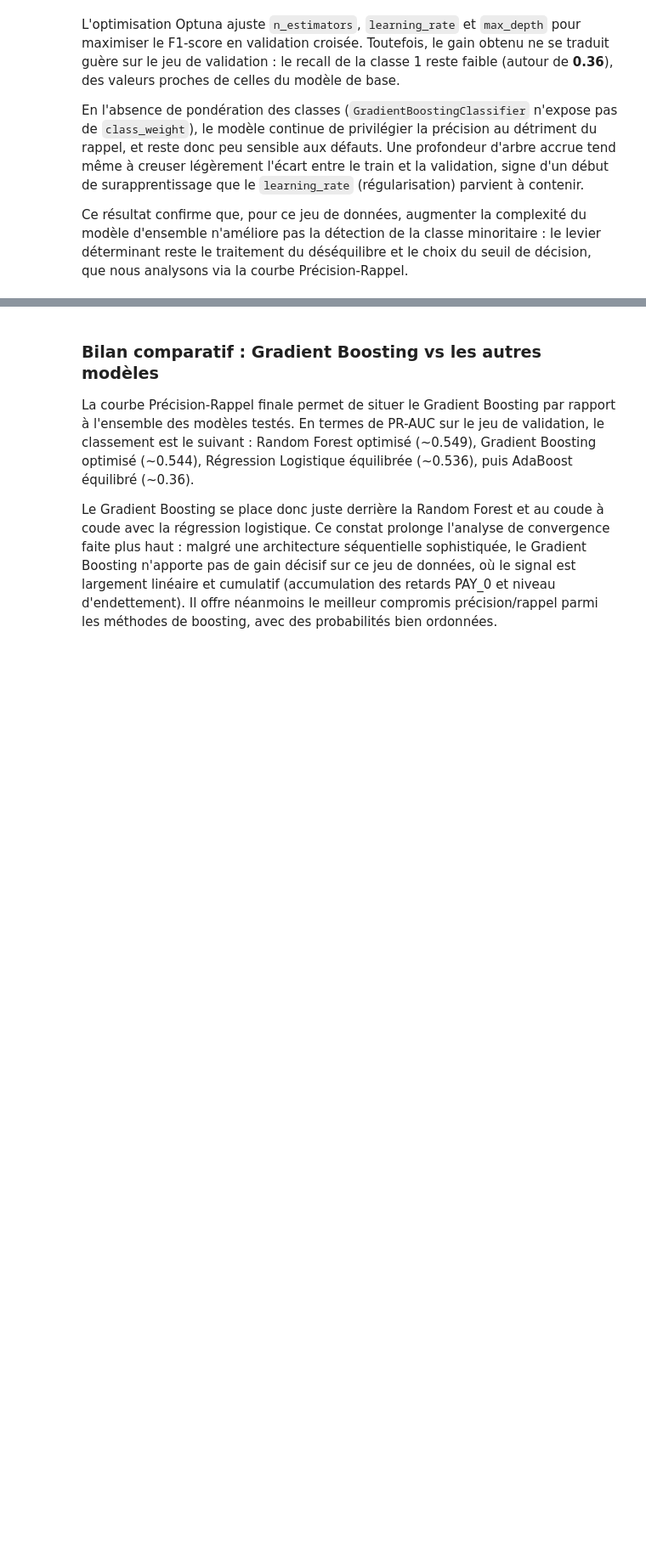
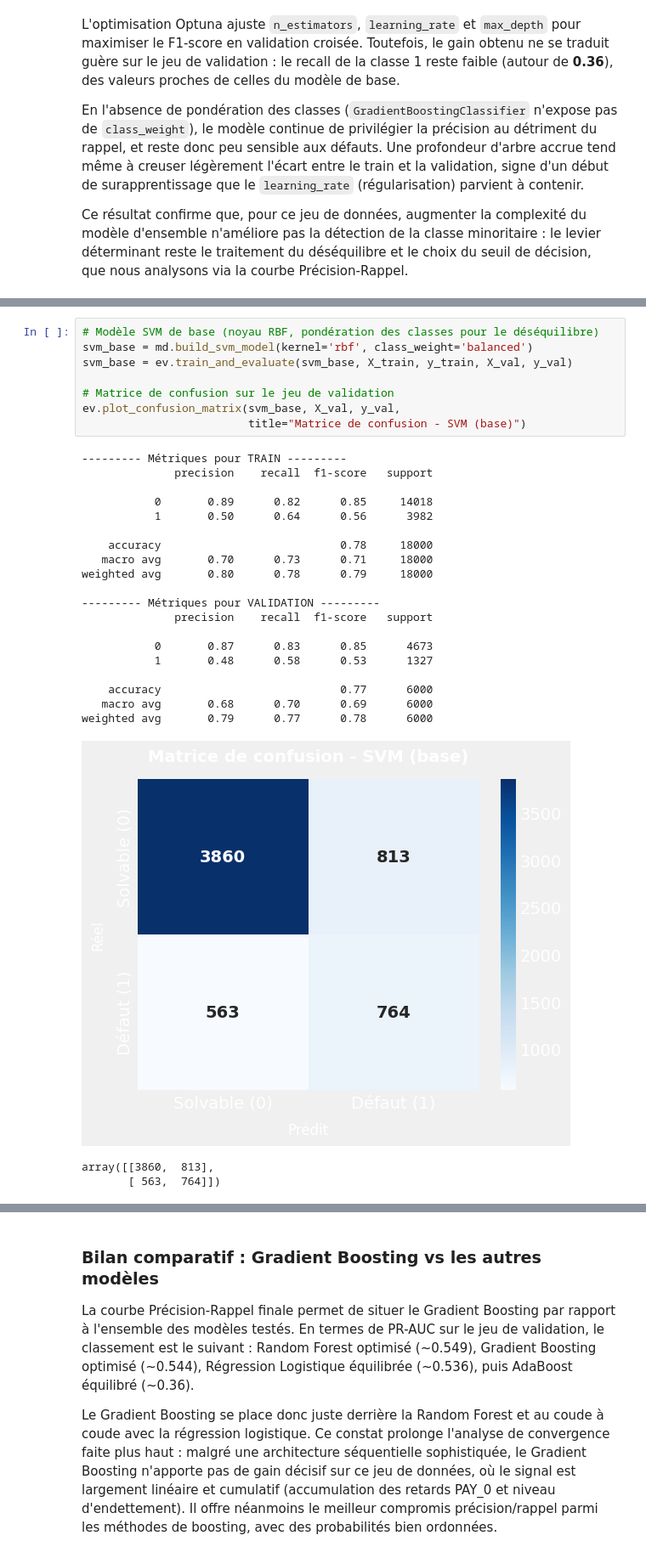
Before and after one commit to NdeyeAminataAida/Projet-AI28, a Jupyter notebook: notebook/project_credit_default.ipynb, the cells around one changed output, grey strips where cells are left out. Shown at 85% size. Drawn from its saved outputs; the diff is of its cells as text; blank space fills up the shorter version.

```diff
--- a/notebook/project_credit_default.ipynb
+++ b/notebook/project_credit_default.ipynb
@@ -550,0 +1037,31 @@ ev.plot_models_pr_curves(dict_modeles, X_val, y_val)
+# %%
+# Modèle SVM de base (noyau RBF, pondération des classes pour le déséquilibre)
+svm_base = md.build_svm_model(kernel='rbf', class_weight='balanced')
+svm_base = ev.train_and_evaluate(svm_base, X_train, y_train, X_val, y_val)
+
+# Matrice de confusion sur le jeu de validation
+ev.plot_confusion_matrix(svm_base, X_val, y_val,
+                         title="Matrice de confusion - SVM (base)")
+# %% [output]
+--------- Métriques pour TRAIN ---------
+              precision    recall  f1-score   support
+
+           0       0.89      0.82      0.85     14018
+           1       0.50      0.64      0.56      3982
+
+    accuracy                           0.78     18000
+   macro avg       0.70      0.73      0.71     18000
+weighted avg       0.80      0.78      0.79     18000
+
+--------- Métriques pour VALIDATION ---------
+              precision    recall  f1-score   support
+
+           0       0.87      0.83      0.85      4673
+           1       0.48      0.58      0.53      1327
+
+    accuracy                           0.77      6000
+   macro avg       0.68      0.70      0.69      6000
+weighted avg       0.79      0.77      0.78      6000
+[figure, added]
+array([[3860,  813],
+       [ 563,  764]])
```
Also changed, not shown: parts of 51 cells of this notebook.
